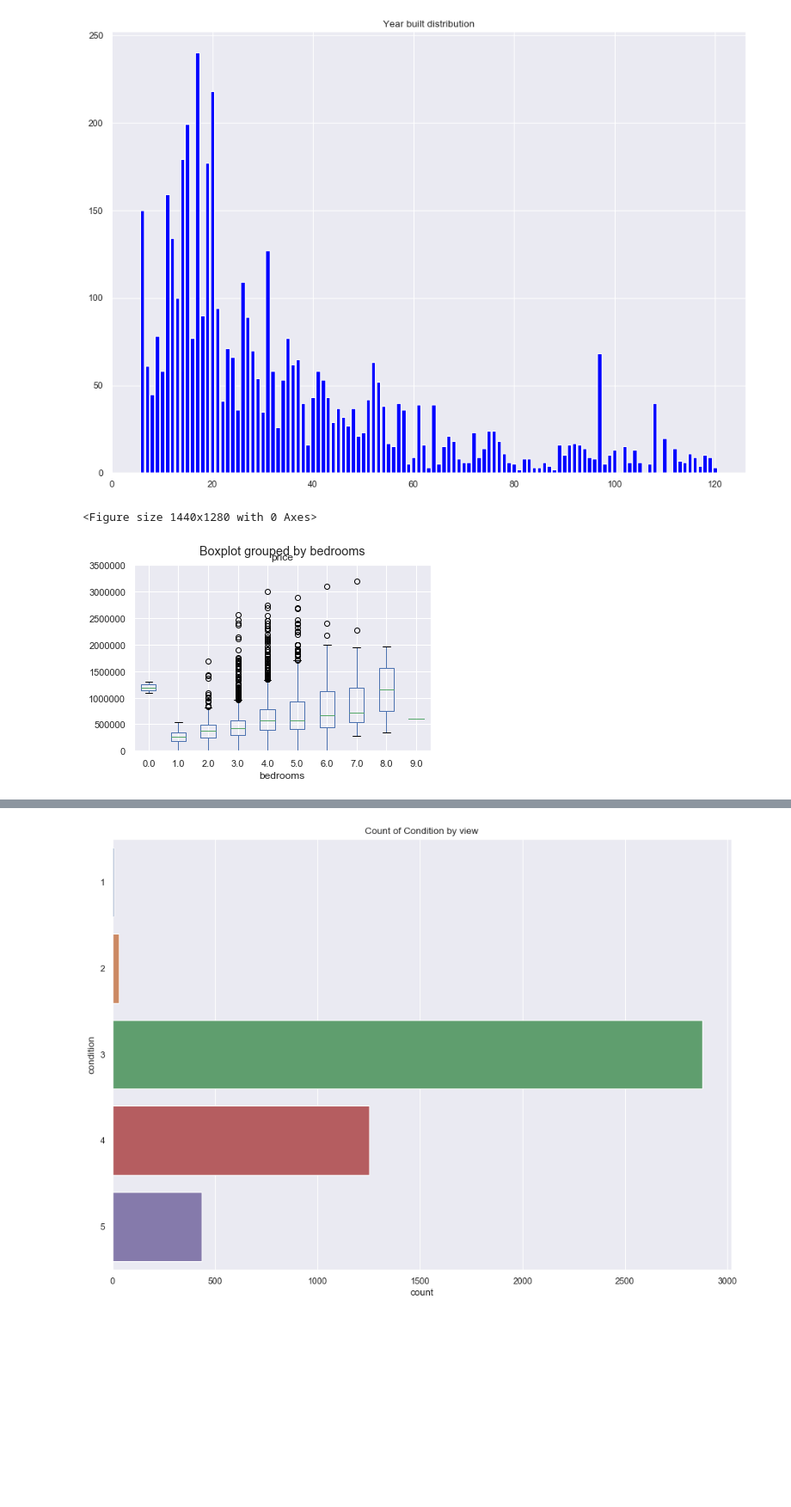
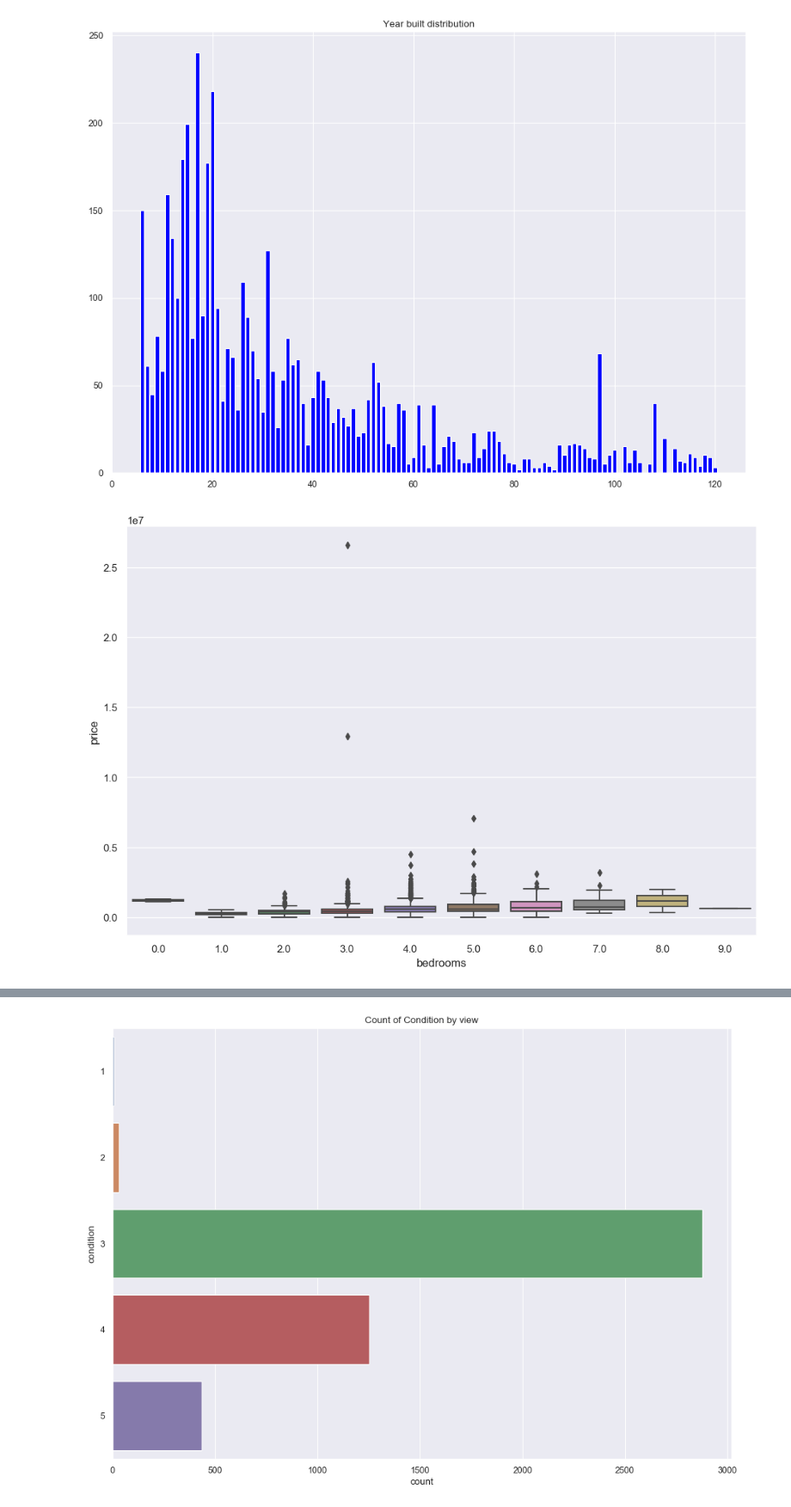
Before and after one commit to oleh-sorokin/House_prices, a Jupyter notebook: House_prices_prediction.ipynb, the cells around one changed output, grey strips where cells are left out. Shown: that part at 86% size. Cells and saved outputs as stored; diff of their text form; code cells hidden in the pictures; blank space fills up the shorter version.

```diff
--- a/House_prices_prediction.ipynb
+++ b/House_prices_prediction.ipynb
@@ -6,9 +6,14 @@ import numpy as np
 import seaborn as sns
 import pandas as pd
 import matplotlib.pyplot as plt
+
 %matplotlib inline
 sns.set(color_codes=True)
 pd.set_option('display.max_columns',None)
+
+plt.rcParams['figure.figsize'] = [12, 8]
+plt.rcParams['figure.dpi'] = 100
+
 print('Libraries successfully imported')
 # %% [output]
 Libraries successfully imported
@@ -203,10 +217,8 @@ plt.show()
 # %%
 #Looking at price destribution
 #Distribution of price by number of bedrooms is the most interesting.
-plt.figure(figsize=(18, 16), dpi= 80, facecolor='w', edgecolor='k')
-data.boxplot(column='price', by='bedrooms')
-plt.ylim(0,3500000)
+sns.boxplot(data = data, x = 'bedrooms', y = 'price')
+plt.title("Boxplot of bedrooms distribution")
 plt.show()
 # %% [output]
-<Figure size 1440x1280 with 0 Axes>
-[figure, old version]
+[figure, new version]
```
Also changed, not shown: parts of 14 cells of this notebook.
